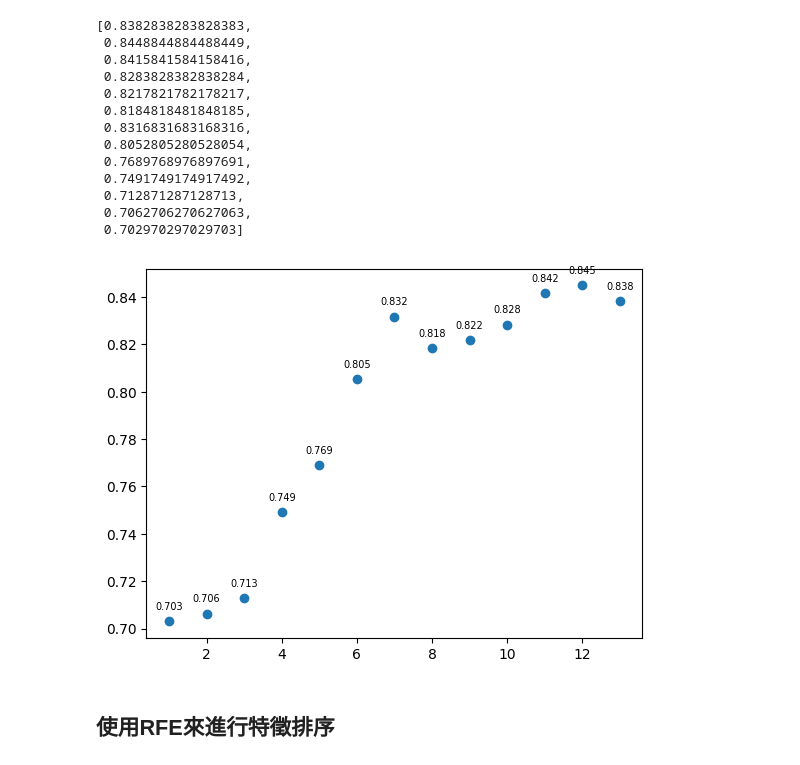
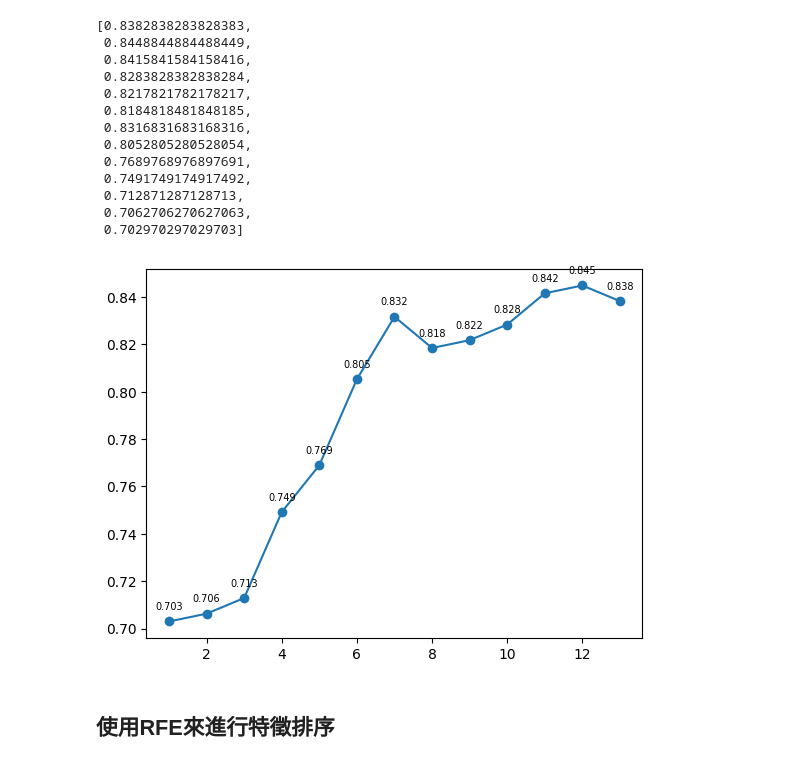
Before and after one commit to Yiting916/ML, a Jupyter notebook: 2-09a Recursive feature elimination (RFE).ipynb, the cells around one changed output. Drawn from its saved outputs; the diff is of its cells as text; code cells hidden in the pictures.

```diff
--- a/2-09a Recursive feature elimination (RFE).ipynb
+++ b/2-09a Recursive feature elimination (RFE).ipynb
@@ -210,12 +210,12 @@ score
 # %%
 import matplotlib.pyplot as plt
 
-plt.plot(n_list, score,'o')
+plt.plot(n_list, score,'o-')
 
 for a, b in zip(n_list, score):
     plt.text(a,b+0.005, '%.3f'%(b) ,ha='center',fontsize=7)
 # %% [output]
-[figure, old version]
+[figure, new version]
 # %% [markdown]
 ## 使用RFE來進行特徵排序
 # %%
```
